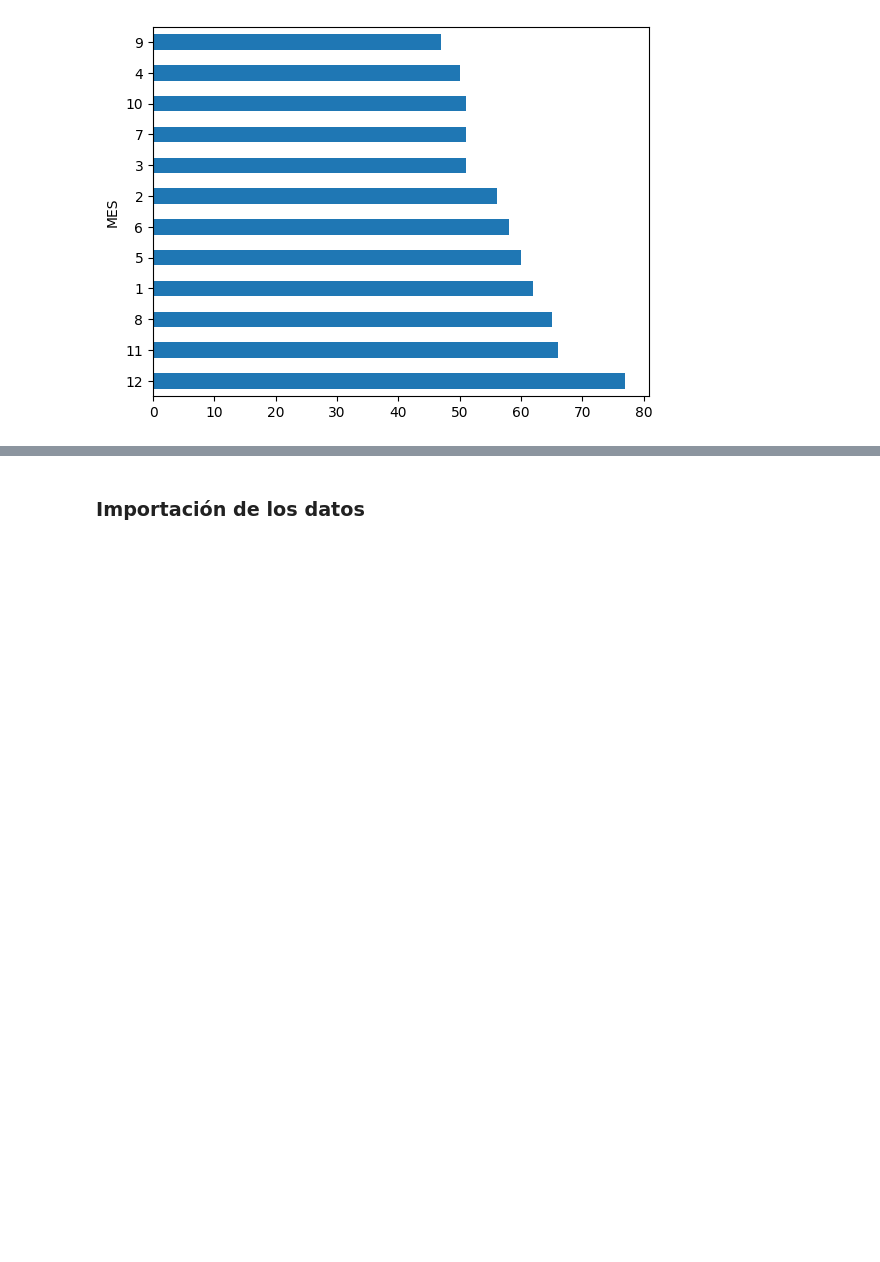
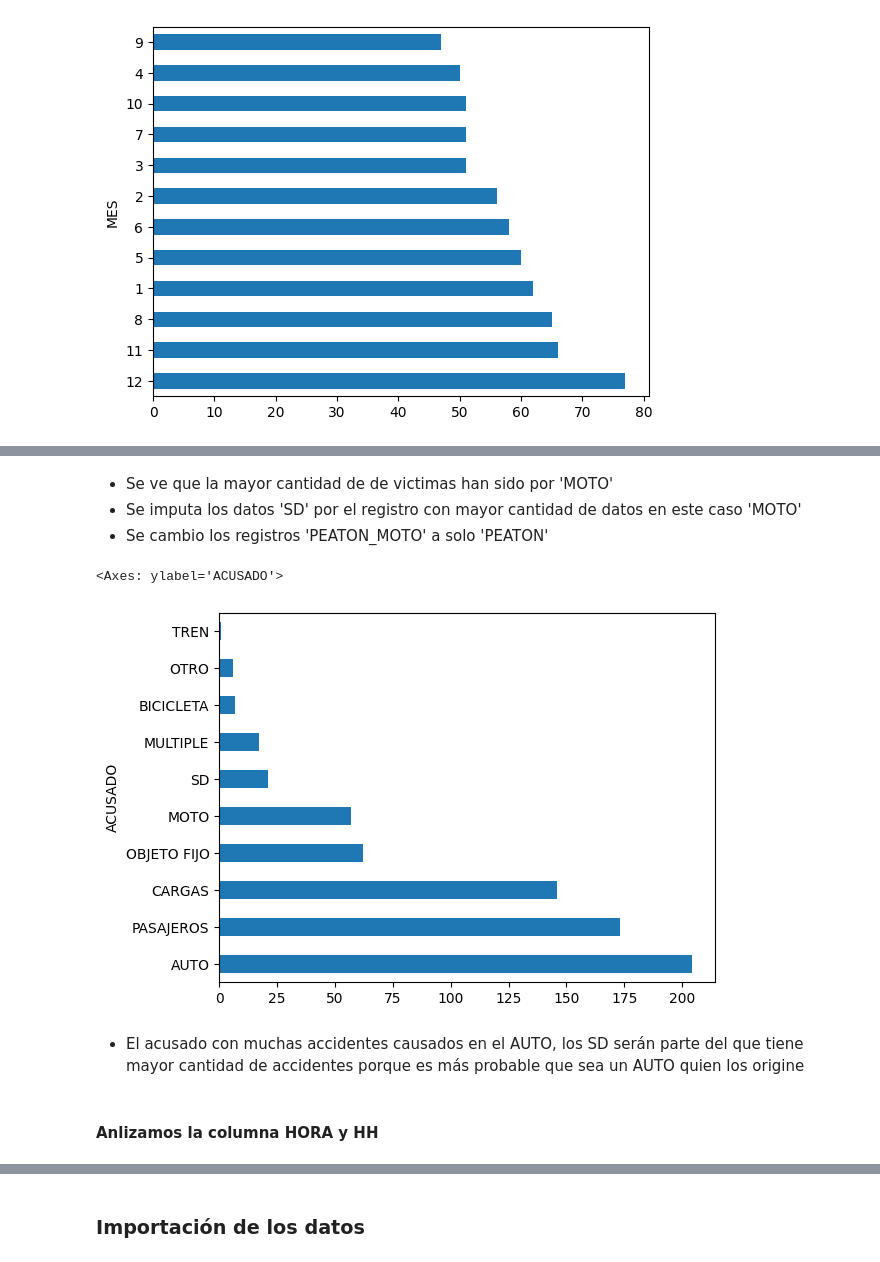
Before and after one commit to JPeraltaBorjas/An-lisis_de_Siniestros_Viales_Data_Analyst-P2, a Jupyter notebook: EDA_P2.ipynb, the cells around one changed output, grey strips where cells are left out. Saved outputs shown, nothing was run; the diff lists cells and outputs as text; code cells hidden in the pictures; blank space fills up the shorter version.

```diff
--- a/EDA_P2.ipynb
+++ b/EDA_P2.ipynb
@@ -242,0 +253,15 @@ hechos.MES.value_counts().plot.barh()
+# %%
+hechos['VICTIMA']=hechos['VICTIMA'].replace('SD','MOTO')
+hechos['VICTIMA']=hechos['VICTIMA'].replace('PEATON_MOTO','PEATON')
+hechos['VICTIMA']=hechos['VICTIMA'].replace('MOVIL','AUTO')
+# %% [markdown]
+- Se ve que la mayor cantidad de de victimas han sido por 'MOTO'
+- Se imputa los datos 'SD' por el registro con mayor cantidad de datos en este caso 'MOTO'
+- Se cambio los registros 'PEATON_MOTO' a solo 'PEATON'
+# %%
+# ACUSADO
+
+hechos.ACUSADO.value_counts().plot.barh()
+# %% [output]
+<Axes: ylabel='ACUSADO'>
+[figure, added]
@@ -242,0 +270,4 @@ hechos.MES.value_counts().plot.barh()
+# %% [markdown]
+- El acusado con muchas accidentes causados en el AUTO, los SD serán parte del que tiene mayor cantidad de accidentes porque es más probable que sea un AUTO quien los origine
+# %% [markdown]
+#### Anlizamos la columna HORA y HH
```
Also changed, not shown: parts of 35 cells of this notebook, 2 other files.
